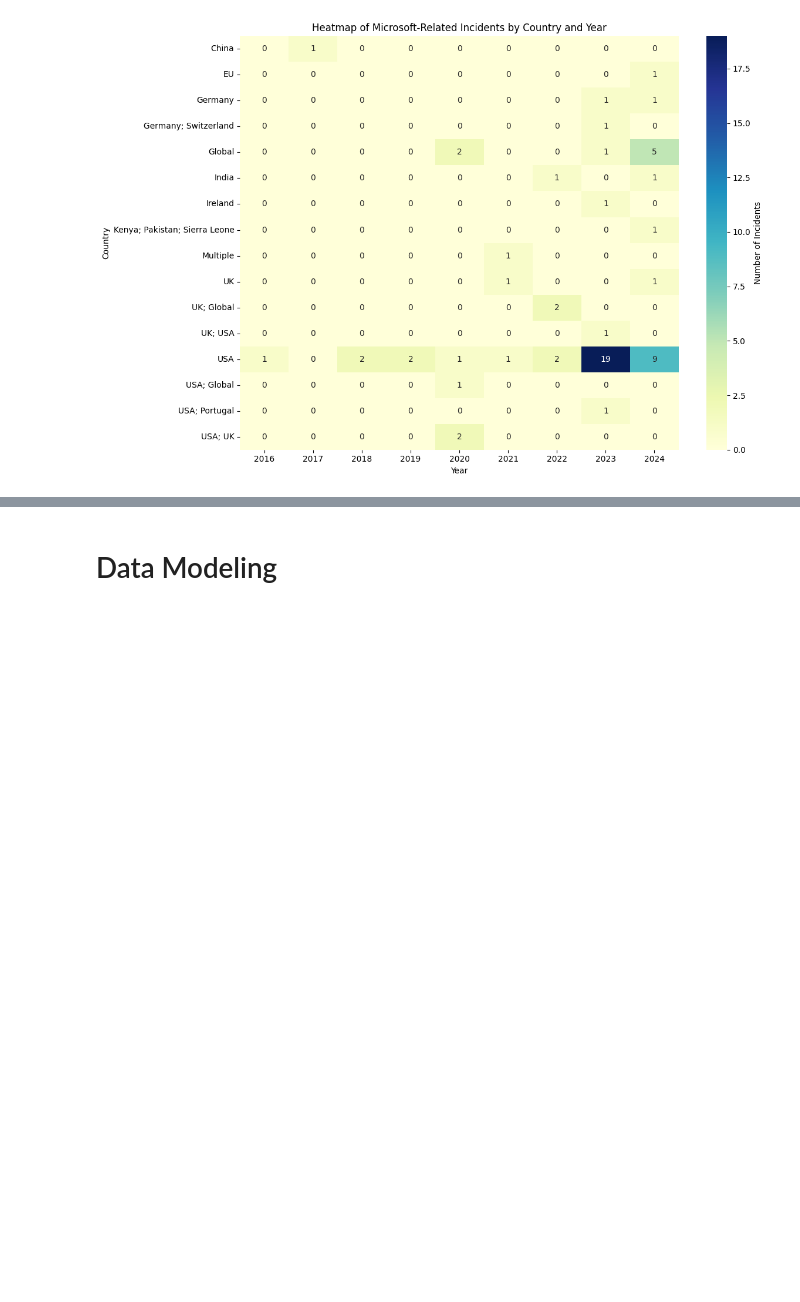
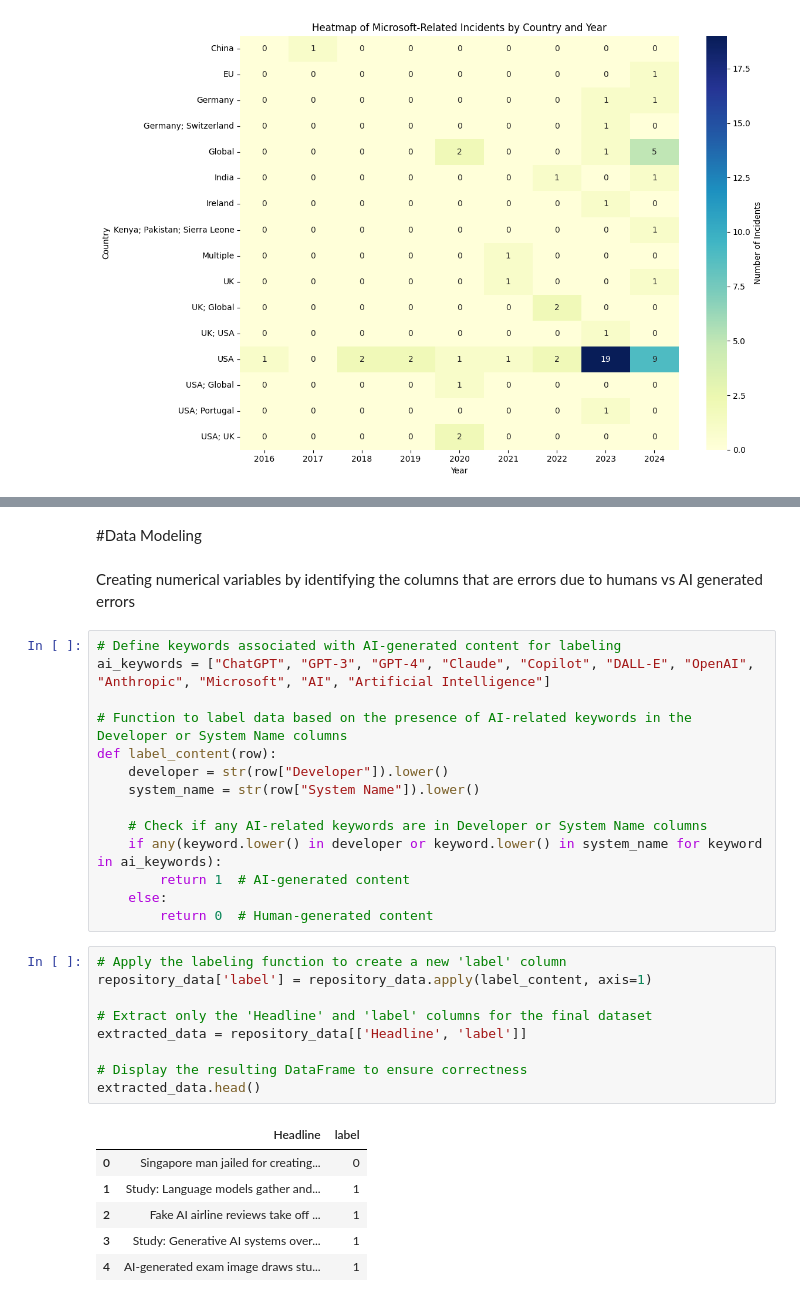
Before and after one commit to jovitaand/AI-Incident-Risk-Assessment-Analyzing-Microsoft-Copilot-, a Jupyter notebook: Project_1.ipynb, the cells around one changed output, grey strips where cells are left out. Drawn from its saved outputs; the diff is of its cells as text; blank space fills up the shorter version.

```diff
--- a/Project_1.ipynb
+++ b/Project_1.ipynb
@@ -334,2 +340,34 @@ Overall, the pair plot reveals that while there is diversity in the frequency of
 # %% [markdown]
-# Data Modeling
+#Data Modeling
+# %% [markdown]
+Creating numerical variables by identifying the columns that are errors due to humans vs AI generated errors
+# %%
+# Define keywords associated with AI-generated content for labeling
+ai_keywords = ["ChatGPT", "GPT-3", "GPT-4", "Claude", "Copilot", "DALL-E", "OpenAI", "Anthropic", "Microsoft", "AI", "Artificial Intelligence"]
+
+# Function to label data based on the presence of AI-related keywords in the Developer or System Name columns
+def label_content(row):
+    developer = str(row["Developer"]).lower()
+    system_name = str(row["System Name"]).lower()
+
+    # Check if any AI-related keywords are in Developer or System Name columns
+    if any(keyword.lower() in developer or keyword.lower() in system_name for keyword in ai_keywords):
+        return 1  # AI-generated content
+    else:
+        return 0  # Human-generated content
+# %%
+# Apply the labeling function to create a new 'label' column
+repository_data['label'] = repository_data.apply(label_content, axis=1)
+
+# Extract only the 'Headline' and 'label' columns for the final dataset
+extracted_data = repository_data[['Headline', 'label']]
+
+# Display the resulting DataFrame to ensure correctness
+extracted_data.head()
+# %% [output]
+|  | Headline | label |
+| 0 | Singapore man jailed for creating... | 0 |
+| 1 | Study: Language models gather and... | 1 |
+| 2 | Fake AI airline reviews take off ... | 1 |
+| 3 | Study: Generative AI systems over... | 1 |
+| 4 | AI-generated exam image draws stu... | 1 |
```
Also changed, not shown: parts of 45 cells of this notebook.
